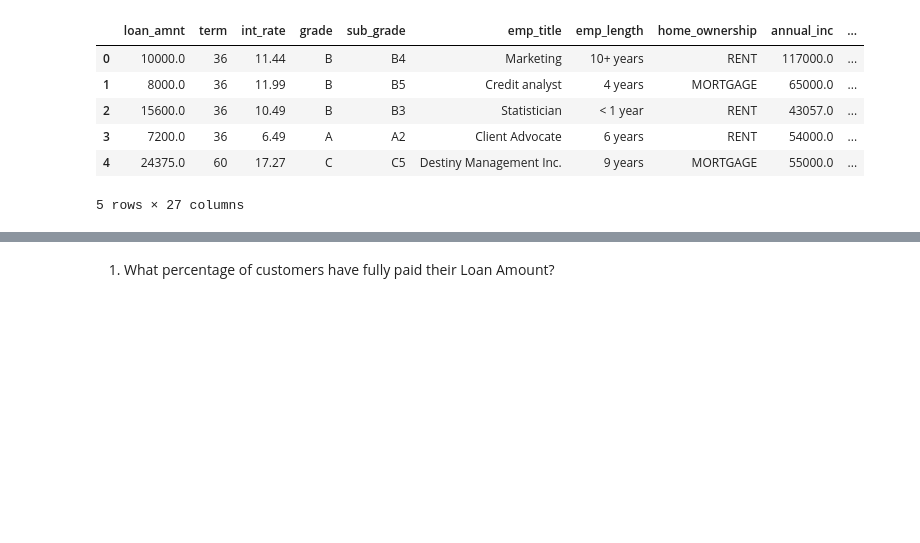
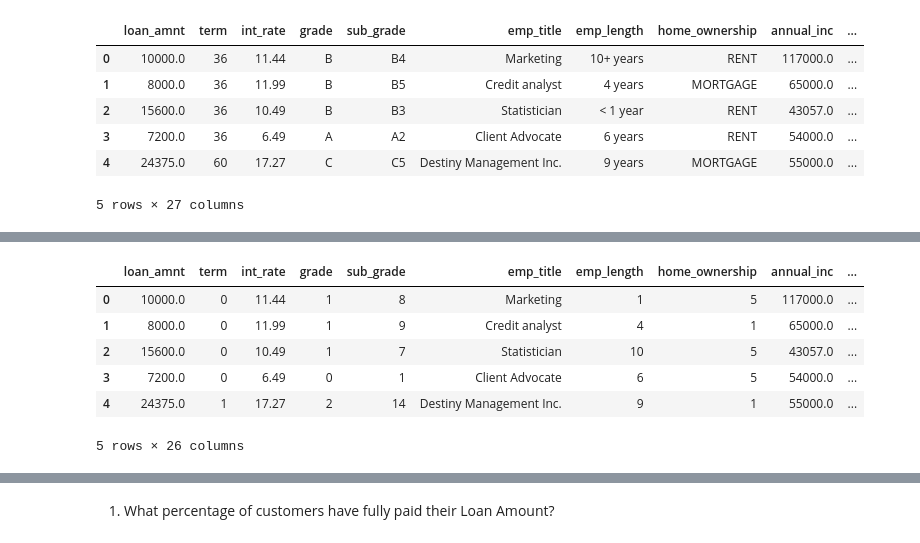
Before and after one commit to Rhy-Shah/ML, a Jupyter notebook: LoanTap/loantap.ipynb, the cells around one changed output, grey strips where cells are left out. Cells and saved outputs as stored; diff of their text form; code cells hidden in the pictures; blank space fills up the shorter version.

```diff
--- a/LoanTap/loantap.ipynb
+++ b/LoanTap/loantap.ipynb
@@ -409,0 +437,2 @@ df.head()
+# %%
+df = df.drop(columns=['earliest_cr_line'], axis=1)
@@ -409,0 +450,2 @@ df.head()
+# %%
+df = df.drop(columns=['address','zip_code','title',], axis=1)
@@ -409,0 +483,31 @@ df.head()
+# %%
+label_encoder = LabelEncoder()
+# %%
+df['term'] = label_encoder.fit_transform(df['term'])
+df['grade'] = label_encoder.fit_transform(df['grade'])
+df['sub_grade'] = label_encoder.fit_transform(df['sub_grade'])
+df['emp_length'] = label_encoder.fit_transform(df['emp_length'])
+df['home_ownership'] = label_encoder.fit_transform(df['home_ownership'])
+df['verification_status'] = label_encoder.fit_transform(df['verification_status'])
+df['loan_status'] = label_encoder.fit_transform(df['loan_status'])
+df['purpose'] = label_encoder.fit_transform(df['purpose'])
+df['pub_rec'] = label_encoder.fit_transform(df['pub_rec'])
+df['initial_list_status'] = label_encoder.fit_transform(df['initial_list_status'])
+df['application_type'] = label_encoder.fit_transform(df['application_type'])
+df['mort_acc'] = label_encoder.fit_transform(df['mort_acc'])
+df['pub_rec_bankruptcies'] = label_encoder.fit_transform(df['pub_rec_bankruptcies'])
+df['open_acc'] = label_encoder.fit_transform(df['open_acc'])
+df['issue_month'] = label_encoder.fit_transform(df['issue_month'])
+df['issue_year'] = label_encoder.fit_transform(df['issue_year'])
+df['earliest_cr_line_month'] = label_encoder.fit_transform(df['earliest_cr_line_month'])
+df['earliest_cr_line_year'] = label_encoder.fit_transform(df['earliest_cr_line_year'])
+# %%
+df.head()
+# %% [output]
+|  | loan_amnt | term | int_rate | grade | sub_grade | emp_title | emp_length | home_ownership | annual_inc | ... |
+| 0 | 10000.0 | 0 | 11.44 | 1 | 8 | Marketing | 1 | 5 | 117000.0 | ... |
+| 1 | 8000.0 | 0 | 11.99 | 1 | 9 | Credit analyst | 4 | 1 | 65000.0 | ... |
+| 2 | 15600.0 | 0 | 10.49 | 1 | 7 | Statistician | 10 | 5 | 43057.0 | ... |
+| 3 | 7200.0 | 0 | 6.49 | 0 | 1 | Client Advocate | 6 | 5 | 54000.0 | ... |
+| 4 | 24375.0 | 1 | 17.27 | 2 | 14 | Destiny Management Inc. | 9 | 1 | 55000.0 | ... |
+5 rows × 26 columns
```
Also changed, not shown: parts of 20 cells of this notebook.
